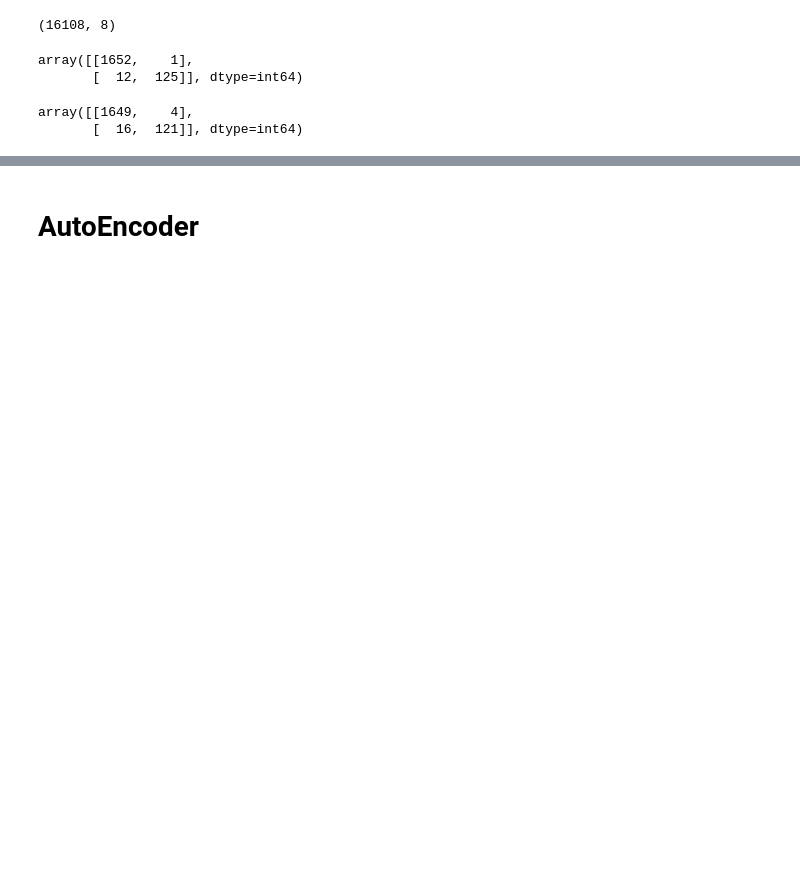
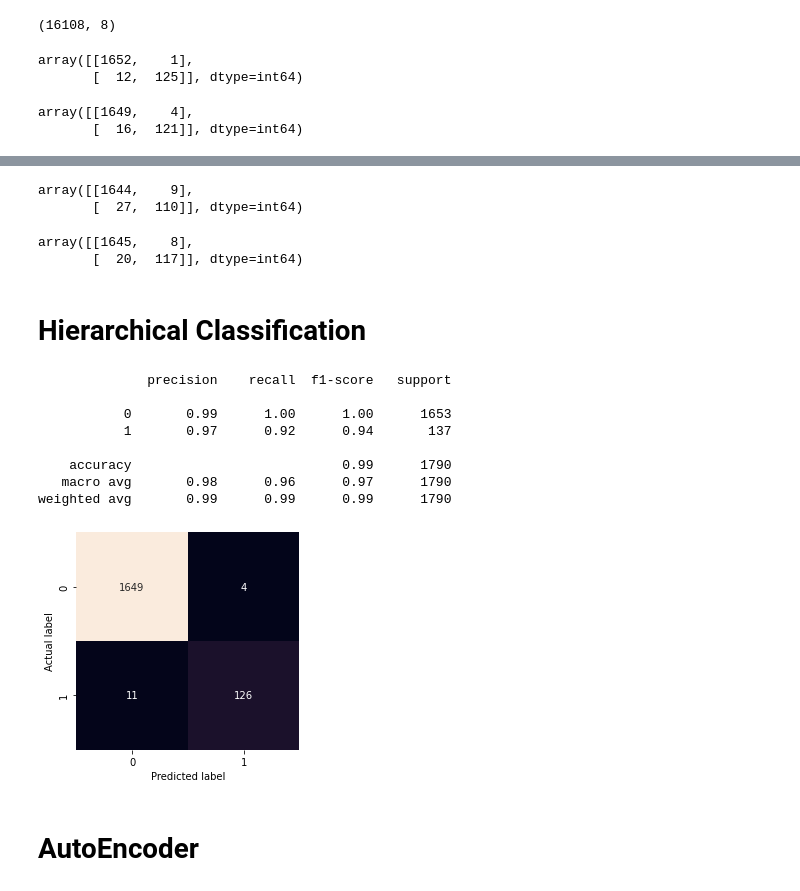
Before and after one commit to slash827/Machine-Learning-Projects, a Jupyter notebook: Pulsar-Detection/pulsar_detection.ipynb, the cells around one changed output, grey strips where cells are left out. Cells and saved outputs as stored; diff of their text form; code cells hidden in the pictures; blank space fills up the shorter version.

```diff
--- a/Pulsar-Detection/pulsar_detection.ipynb
+++ b/Pulsar-Detection/pulsar_detection.ipynb
@@ -86,3 +94,21 @@ weighted avg       0.99      0.99      0.99      1790
+# %%
+neighbors_model = KNeighborsClassifier(n_neighbors=5)
+neighbors_model.fit(train_x, train_y)
+predictions = neighbors_model.predict(val_x)
+confusion_matrix(val_y, predictions)
+# %% [output]
+array([[1644,    9],
+       [  27,  110]], dtype=int64)
+# %%
+logistic_model = LogisticRegression(max_iter=5000, C=1, penalty='l1', solver='liblinear')
+logistic_model.fit(train_x, train_y)
+predictions = logistic_model.predict(val_x)
+confusion_matrix(val_y, predictions)
+# %% [output]
+array([[1645,    8],
+       [  20,  117]], dtype=int64)
+# %% [markdown]
+# Hierarchical Classification
 # %%
 def select_predictions(x_test, y_test, predict, trusted_tags):
     trusted_pred = [(y, pred) for (y, pred) in zip(y_test, predict)
@@ -105,7 +131,6 @@ def hierarchical_classifying(models, trusted_tags_array, x_test, y_test):
         chained_y_test = [item[1] for item in untrusted_pred]
 
 
-    return chained_x_test, chained_y_test
     last_model_predict = models[-1].predict(chained_x_test)
     new_y_test += chained_y_test
     new_predict += last_model_predict.tolist()
@@ -114,13 +139,23 @@ def hierarchical_classifying(models, trusted_tags_array, x_test, y_test):
     conf_mat = confusion_matrix(new_y_test, new_predict)
     plot_conf_mat(conf_mat)
 # %%
-et_trusted_tags = [1]
-trusted_tags_array = [et_trusted_tags]
+rf_trusted_tags = [1]
+trusted_tags_array = [rf_trusted_tags]
 
 models = [rf_model, et_model]
 x_test = [val_x[i] for i in range(val_x.shape[0])]
 y_test = val_y.tolist()
-chained_x_test, chained_y_test = hierarchical_classifying(models, trusted_tags_array, x_test, y_test)
+hierarchical_classifying(models, trusted_tags_array, x_test, y_test)
+# %% [output]
+              precision    recall  f1-score   support
+
+           0       0.99      1.00      1.00      1653
+           1       0.97      0.92      0.94       137
+
+    accuracy                           0.99      1790
+   macro avg       0.98      0.96      0.97      1790
+weighted avg       0.99      0.99      0.99      1790
+[figure, added]
 # %% [markdown]
 # AutoEncoder
 # %%
```
Also changed, not shown: parts of 14 cells of this notebook.
